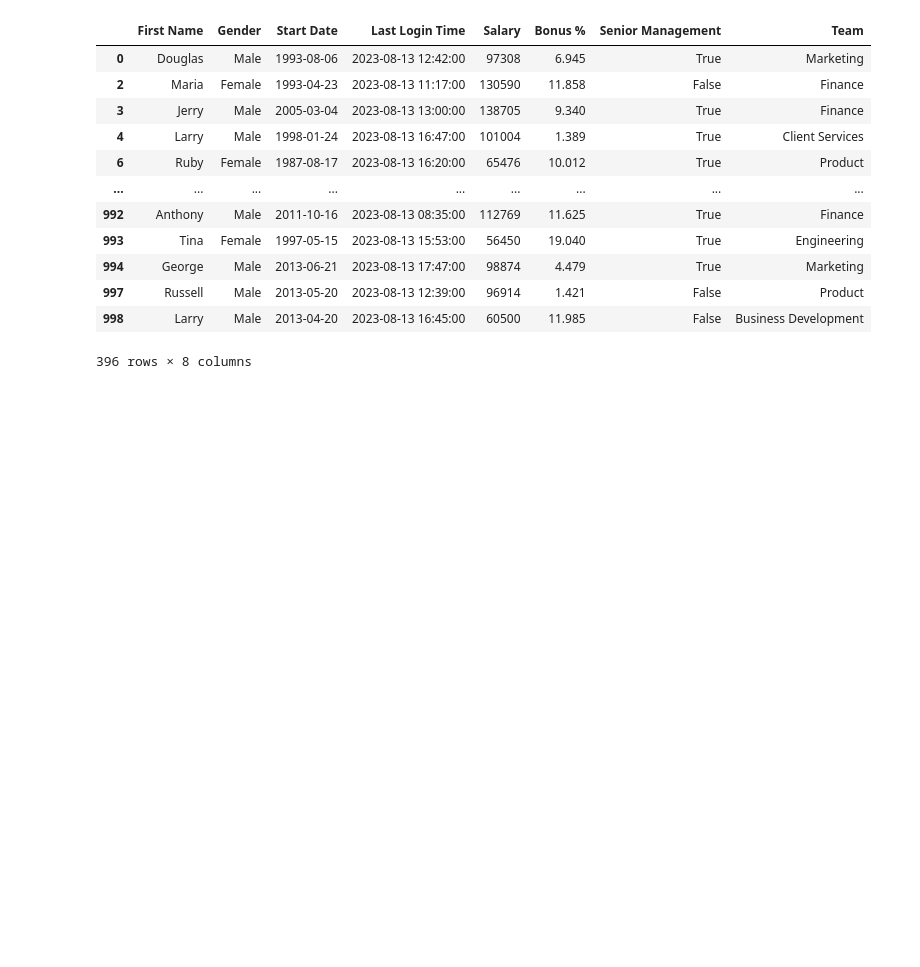
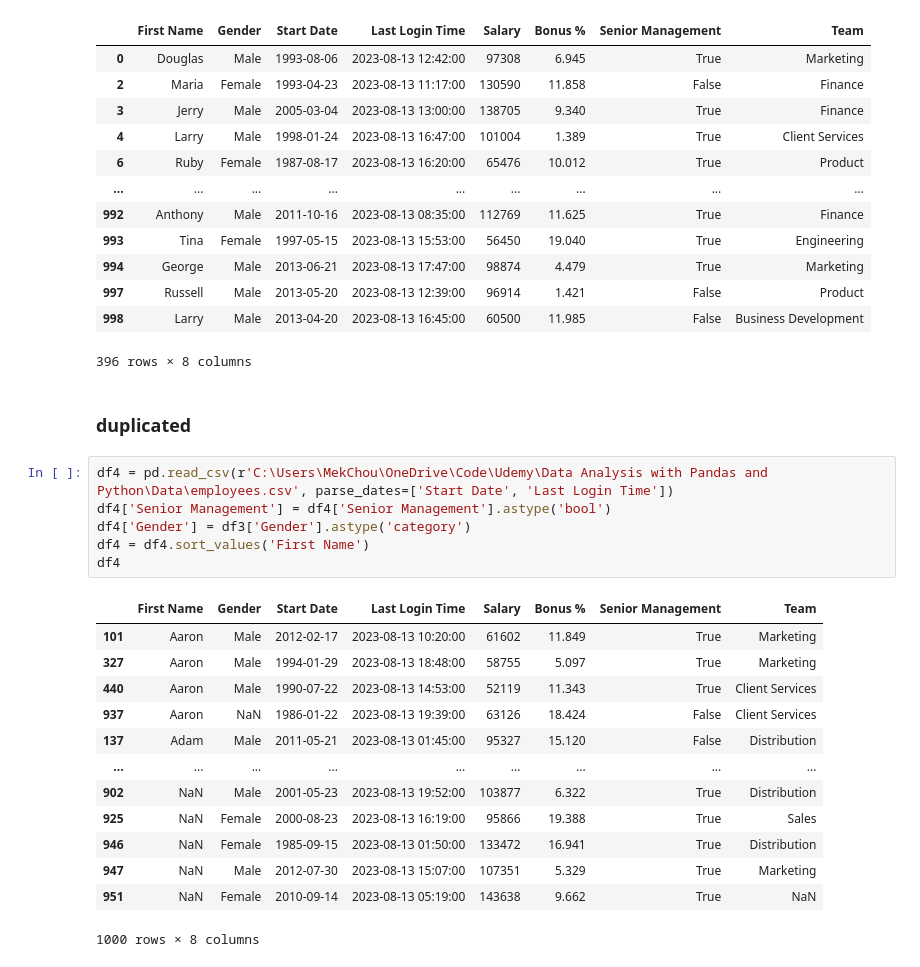
Before and after one commit to mekchou/DataAnalysisWithPandasAndPython, a Jupyter notebook: Sec5DataFrames2.ipynb, the cells around one changed output. Drawn from its saved outputs; the diff is of its cells as text; blank space fills up the shorter version.

Commit message:
duplicated

```diff
--- a/Sec5DataFrames2.ipynb
+++ b/Sec5DataFrames2.ipynb
@@ -321,3 +321,25 @@ df3[df3['Last Login Time'].between('8:30', '18:00')]
 | 997 | Russell | Male | 2013-05-20 | 2023-08-13 12:39:00 | 96914 | 1.421 | False | Product |
 | 998 | Larry | Male | 2013-04-20 | 2023-08-13 16:45:00 | 60500 | 11.985 | False | Business Development |
 396 rows × 8 columns
+# %% [markdown]
+### duplicated
+# %%
+df4 = pd.read_csv(r'C:\Users\MekChou\OneDrive\Code\Udemy\Data Analysis with Pandas and Python\Data\employees.csv', parse_dates=['Start Date', 'Last Login Time'])
+df4['Senior Management'] = df4['Senior Management'].astype('bool')
+df4['Gender'] = df3['Gender'].astype('category')
+df4 = df4.sort_values('First Name')
+df4
+# %% [output]
+|  | First Name | Gender | Start Date | Last Login Time | Salary | Bonus % | Senior Management | Team |
+| 101 | Aaron | Male | 2012-02-17 | 2023-08-13 10:20:00 | 61602 | 11.849 | True | Marketing |
+| 327 | Aaron | Male | 1994-01-29 | 2023-08-13 18:48:00 | 58755 | 5.097 | True | Marketing |
+| 440 | Aaron | Male | 1990-07-22 | 2023-08-13 14:53:00 | 52119 | 11.343 | True | Client Services |
+| 937 | Aaron | NaN | 1986-01-22 | 2023-08-13 19:39:00 | 63126 | 18.424 | False | Client Services |
+| 137 | Adam | Male | 2011-05-21 | 2023-08-13 01:45:00 | 95327 | 15.120 | False | Distribution |
+| ... | ... | ... | ... | ... | ... | ... | ... | ... |
+| 902 | NaN | Male | 2001-05-23 | 2023-08-13 19:52:00 | 103877 | 6.322 | True | Distribution |
+| 925 | NaN | Female | 2000-08-23 | 2023-08-13 16:19:00 | 95866 | 19.388 | True | Sales |
+| 946 | NaN | Female | 1985-09-15 | 2023-08-13 01:50:00 | 133472 | 16.941 | True | Distribution |
+| 947 | NaN | Male | 2012-07-30 | 2023-08-13 15:07:00 | 107351 | 5.329 | True | Marketing |
+| 951 | NaN | Female | 2010-09-14 | 2023-08-13 05:19:00 | 143638 | 9.662 | True | NaN |
+1000 rows × 8 columns
```
Also changed, not shown: parts of 4 cells of this notebook.
